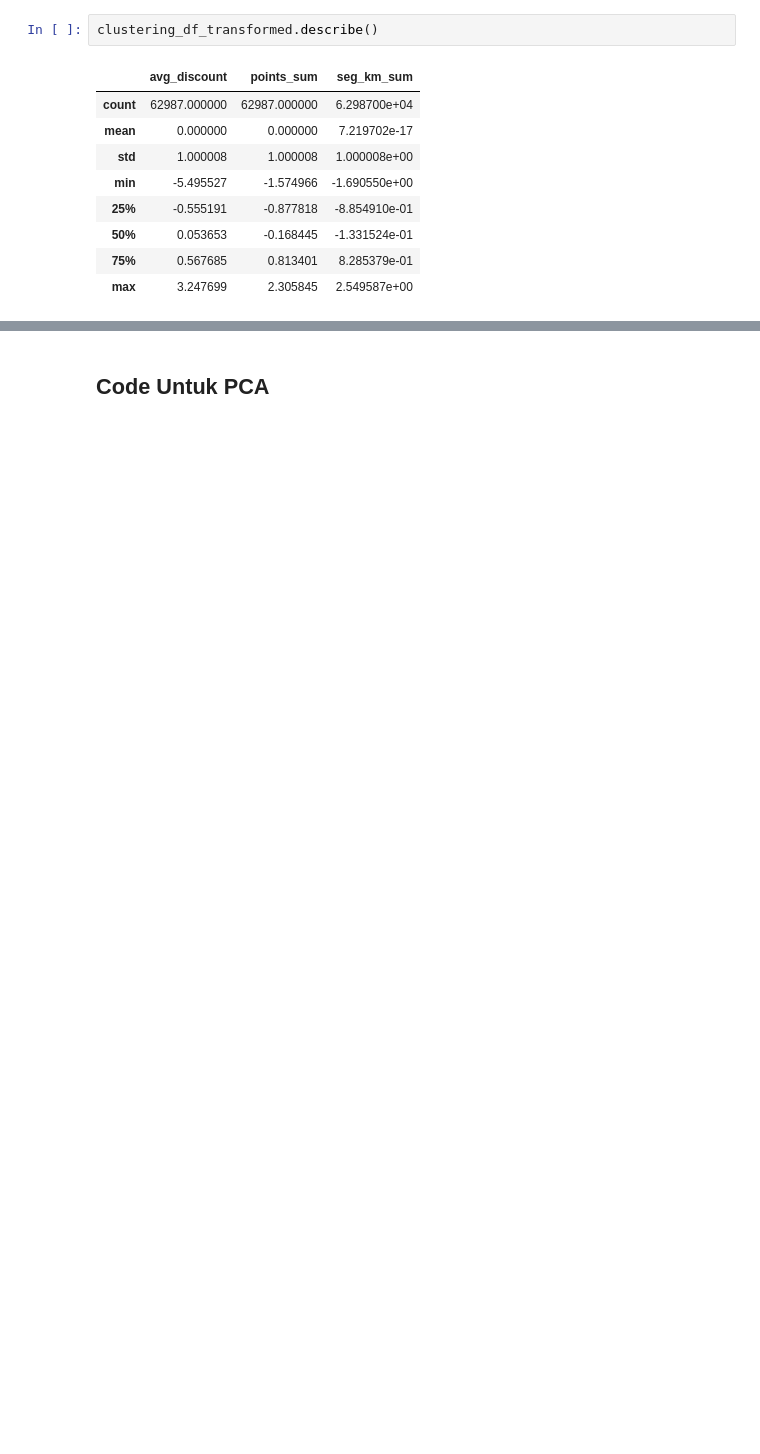
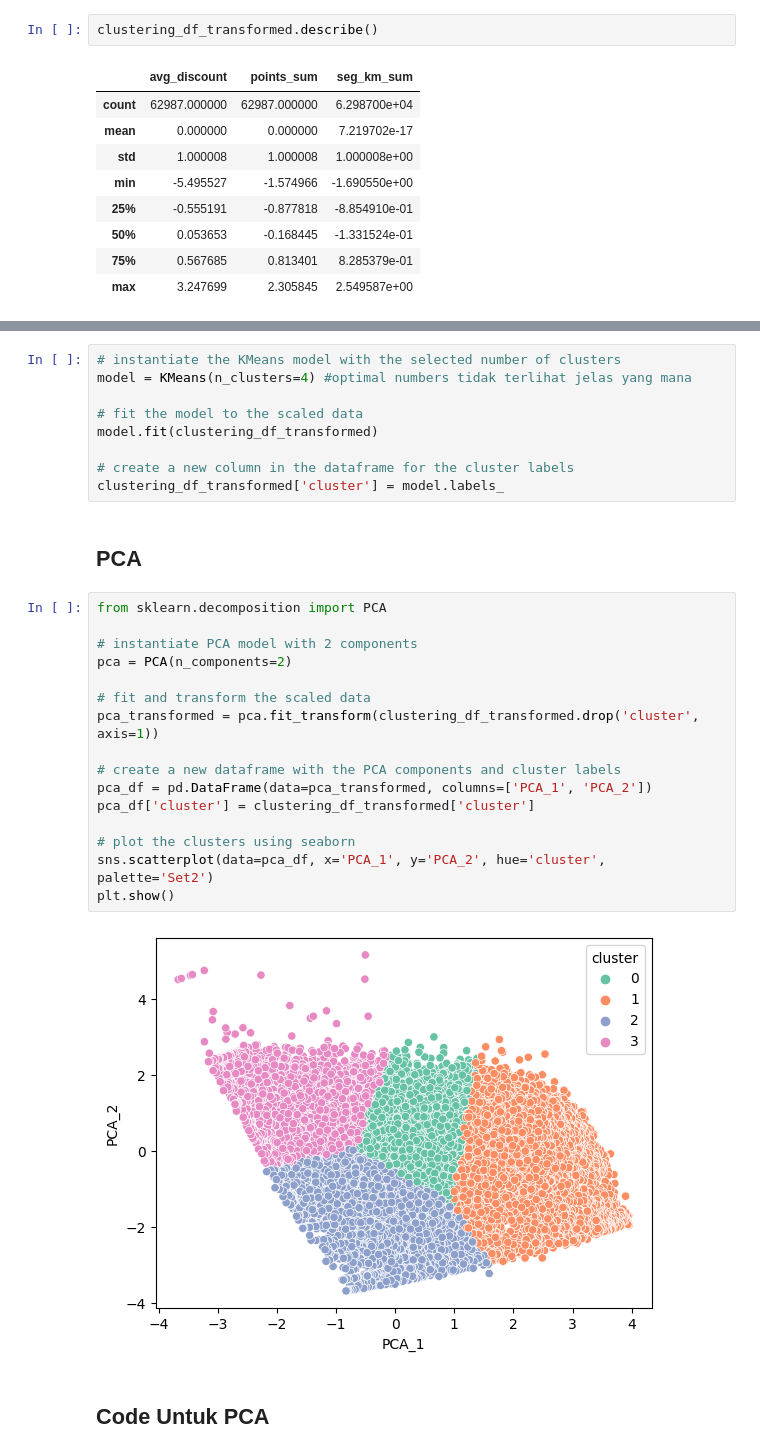
Before and after one commit to mezkymy/airline-cv-analysis, a Jupyter notebook: airline_cust_value_analysis.ipynb, the cells around one changed output, grey strips where cells are left out. Cells and saved outputs as stored; diff of their text form; blank space fills up the shorter version.

```diff
--- a/airline_cust_value_analysis.ipynb
+++ b/airline_cust_value_analysis.ipynb
@@ -564,3 +594,32 @@ apabila diperlukan
+# %%
+# instantiate the KMeans model with the selected number of clusters
+model = KMeans(n_clusters=4) #optimal numbers tidak terlihat jelas yang mana
+
+# fit the model to the scaled data
+model.fit(clustering_df_transformed)
+
+# create a new column in the dataframe for the cluster labels
+clustering_df_transformed['cluster'] = model.labels_
+# %% [markdown]
+## PCA
+# %%
+from sklearn.decomposition import PCA
+
+# instantiate PCA model with 2 components
+pca = PCA(n_components=2)
+
+# fit and transform the scaled data
+pca_transformed = pca.fit_transform(clustering_df_transformed.drop('cluster', axis=1))
+
+# create a new dataframe with the PCA components and cluster labels
+pca_df = pd.DataFrame(data=pca_transformed, columns=['PCA_1', 'PCA_2'])
+pca_df['cluster'] = clustering_df_transformed['cluster']
+
+# plot the clusters using seaborn
+sns.scatterplot(data=pca_df, x='PCA_1', y='PCA_2', hue='cluster', palette='Set2')
+plt.show()
+# %% [output]
+[figure, added]
 # %% [markdown]
 ## Code Untuk PCA
 # %%
```
Also changed, not shown: parts of 8 cells of this notebook.
